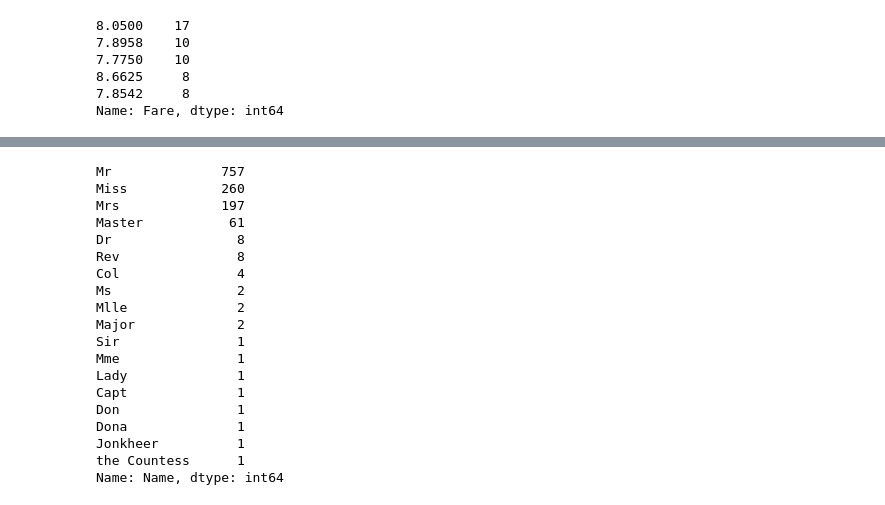
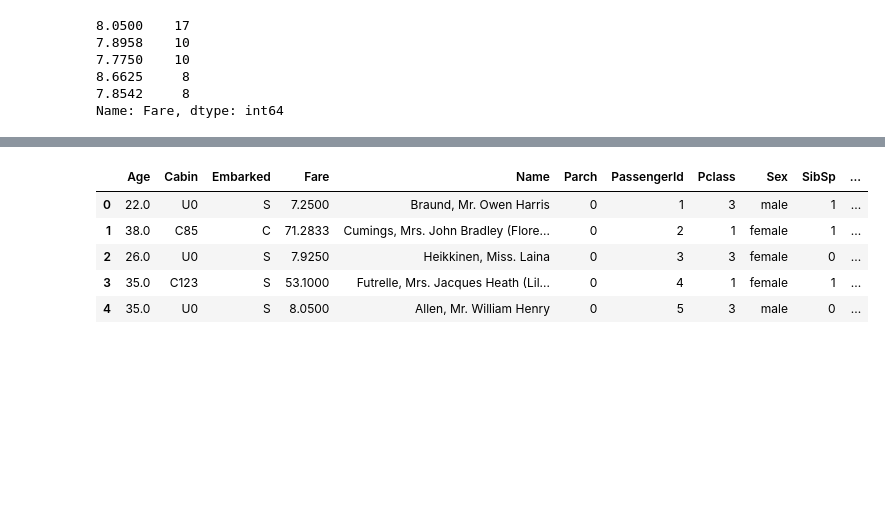
Before and after one commit to JacobYRJ/kaggle_learning, a Jupyter notebook: test.ipynb, the cells around one changed output, grey strips where cells are left out. Drawn from its saved outputs; the diff is of its cells as text; code cells hidden in the pictures; blank space fills up the shorter version.

```diff
--- a/test.ipynb
+++ b/test.ipynb
@@ -239,22 +237,18 @@ full.Name.map()
-# %%
-full.Name.map(lambda x: re.compile(', (.*?)\.').findall(x)[0]).value_counts()
-# %% [output]
-Mr              757
-Miss            260
-Mrs             197
-Master           61
-Dr                8
-Rev               8
-Col               4
-Ms                2
-Mlle              2
-Major             2
-Sir               1
-Mme               1
-Lady              1
-Capt              1
-Don               1
-Dona              1
-Jonkheer          1
-the Countess      1
-Name: Name, dtype: int64
+# %%
+title = full.Name.map(lambda x: re.compile(', (.*?)\.').findall(x)[0])
+title[title=='Mme'] = 'Mrs'
+title[title.isin(['Ms','Mlle'])] = 'Miss'
+title[title.isin(['Don', 'Jonkheer'])] = 'Sir'
+title[title.isin(['Dona', 'Lady', 'the Countess'])] = 'Lady'
+title[title.isin(['Capt', 'Col', 'Major', 'Dr', 'Officer', 'Rev'])] = 'Officer'
+_ = full.set_value(full.index, 'Title', title)
+del title
+# %%
+full.head()
+# %% [output]
+|  | Age | Cabin | Embarked | Fare | Name | Parch | PassengerId | Pclass | Sex | SibSp | ... |
+| 0 | 22.0 | U0 | S | 7.2500 | Braund, Mr. Owen Harris | 0 | 1 | 3 | male | 1 | ... |
+| 1 | 38.0 | C85 | C | 71.2833 | Cumings, Mrs. John Bradley (Flore... | 0 | 2 | 1 | female | 1 | ... |
+| 2 | 26.0 | U0 | S | 7.9250 | Heikkinen, Miss. Laina | 0 | 3 | 3 | female | 0 | ... |
+| 3 | 35.0 | C123 | S | 53.1000 | Futrelle, Mrs. Jacques Heath (Lil... | 0 | 4 | 1 | female | 1 | ... |
+| 4 | 35.0 | U0 | S | 8.0500 | Allen, Mr. William Henry | 0 | 5 | 3 | male | 0 | ... |
```
Also changed, not shown: parts of 4 cells of this notebook.
